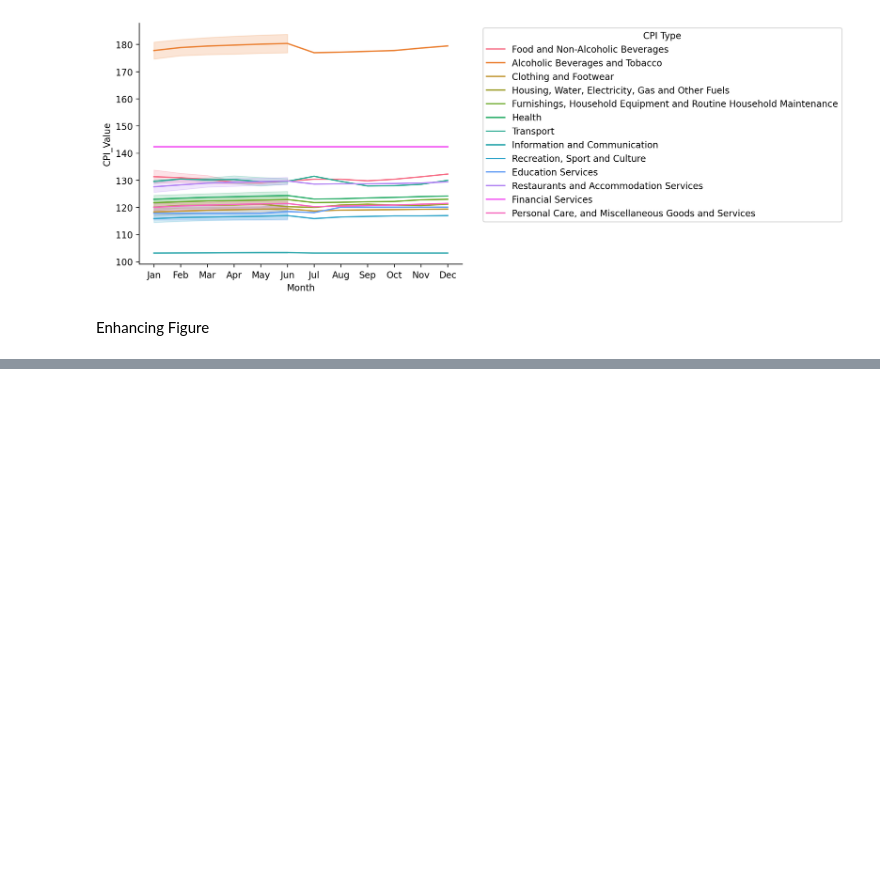
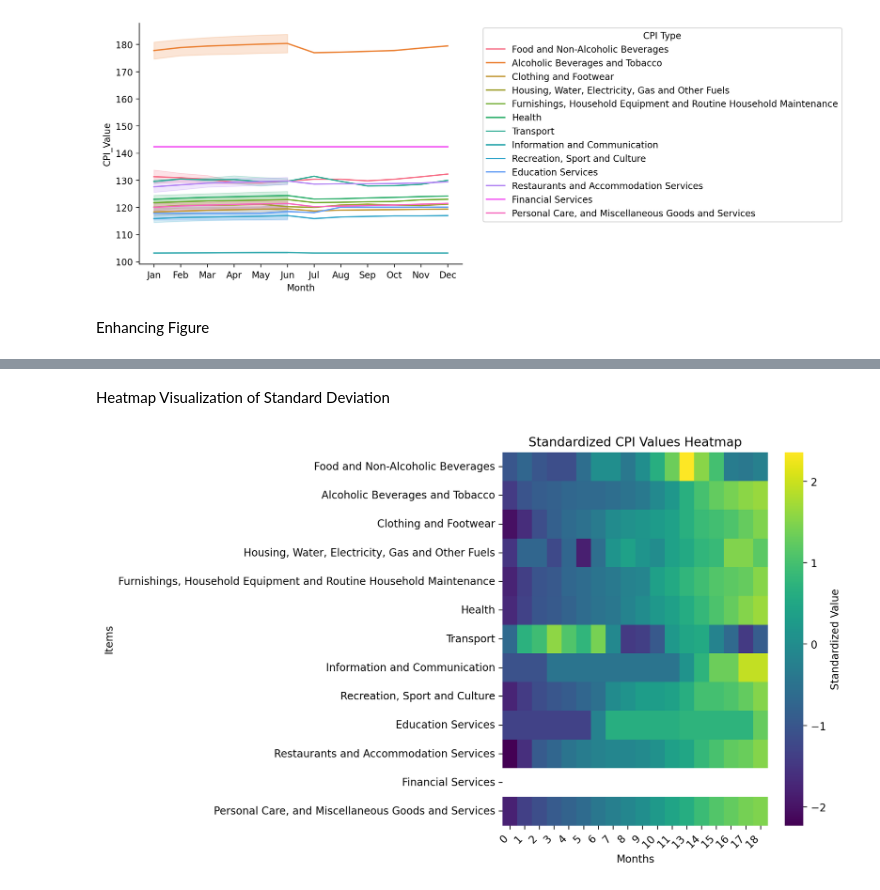
Before and after one commit to DeathNox/Philippine-CPI-Consumer-Price-Index-Trends-An-Introductory-Data-Analysis, a Jupyter notebook: plotting.ipynb, the cells around one changed output, grey strips where cells are left out. Cells and saved outputs as stored; diff of their text form; code cells hidden in the pictures; blank space fills up the shorter version.

```diff
--- a/plotting.ipynb
+++ b/plotting.ipynb
@@ -87,0 +102,11 @@ fig.show()
+# %%
+# Select only numeric columns for standardization and plotting
+numeric_cols = df_new.select_dtypes(include='number').columns
+
+# Standardize the numeric columns
+standardized = (df_new[numeric_cols] - df_new[numeric_cols].mean()) / df_new[numeric_cols].std()
+
+
+standardized = standardized.T
+
+standardized
@@ -87,0 +128,16 @@ fig.show()
+# %% [markdown]
+Heatmap Visualization of Standard Deviation
+# %%
+plt.figure(figsize=(10, 6))
+ax = sns.heatmap(standardized, cmap='viridis',
+                 cbar_kws={'label': 'Standardized Value'}, linewidths=0.0)
+
+plt.xticks(rotation=45, ha='right')
+
+plt.title('Standardized CPI Values Heatmap')
+plt.xlabel('Months')
+plt.ylabel('Items')
+plt.tight_layout()
+plt.show()
+# %% [output]
+[figure, added]
```
Also changed, not shown: parts of 5 cells of this notebook, 13 other files.
